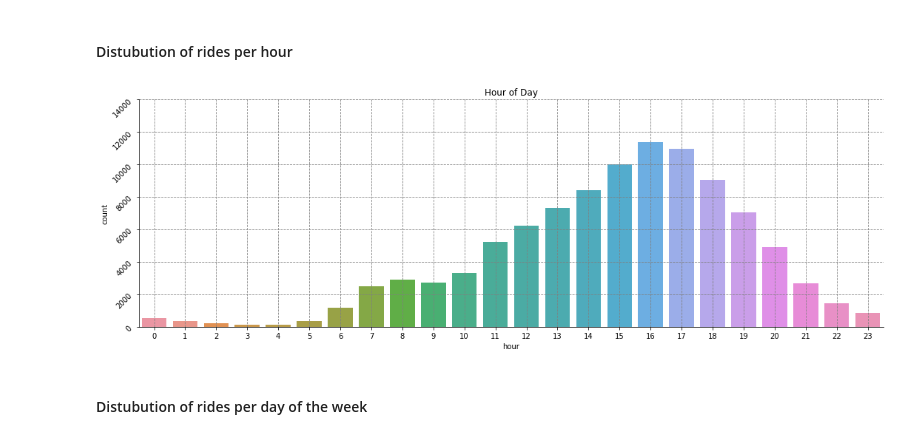
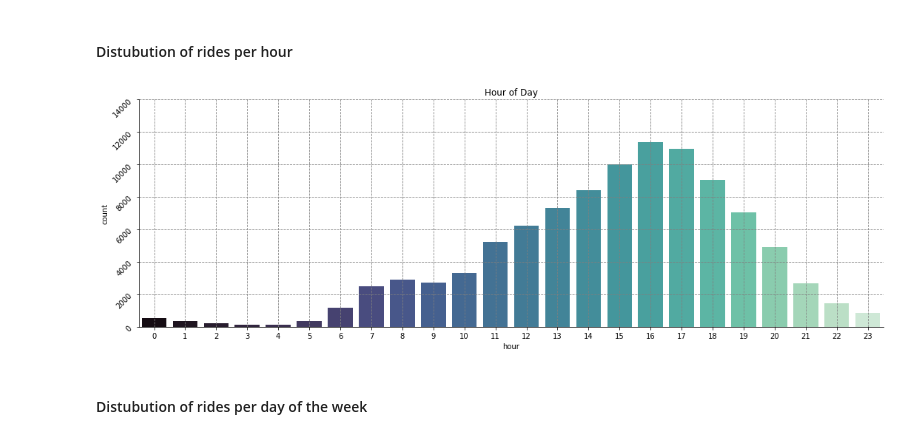
Before and after one commit to kelvinpurdom/HelsinkiCityBikes, a Jupyter notebook: notebooks/HelsinkiCityBikes.ipynb, the cells around one changed output. Drawn from its saved outputs; the diff is of its cells as text; code cells hidden in the pictures.

```diff
--- a/notebooks/HelsinkiCityBikes.ipynb
+++ b/notebooks/HelsinkiCityBikes.ipynb
@@ -318,16 +321,16 @@ def extract_time_features(df):
 df = extract_time_features(df)
 # %%
 # plotting the catplot for distrubution of rides per hour of the day
-sns.catplot(x="hour", kind="count", data=df.head(100000), height=5, aspect=3);
+sns.catplot(x="hour", kind="count", data=df.head(100000), height=5, aspect=3, palette='mako');
 sns.despine()
 plt.title('Hour of Day')
 plt.grid(linestyle="--", color='grey')
 plt.ylim(0,14000)
 plt.yticks(rotation=45)
 
 plt.show()
 # %% [output]
-[figure, old version]
+[figure, new version]
 # %% [markdown]
 #### Distubution of rides per day of the week
 # %%
```
Also changed, not shown: parts of 6 cells of this notebook.
